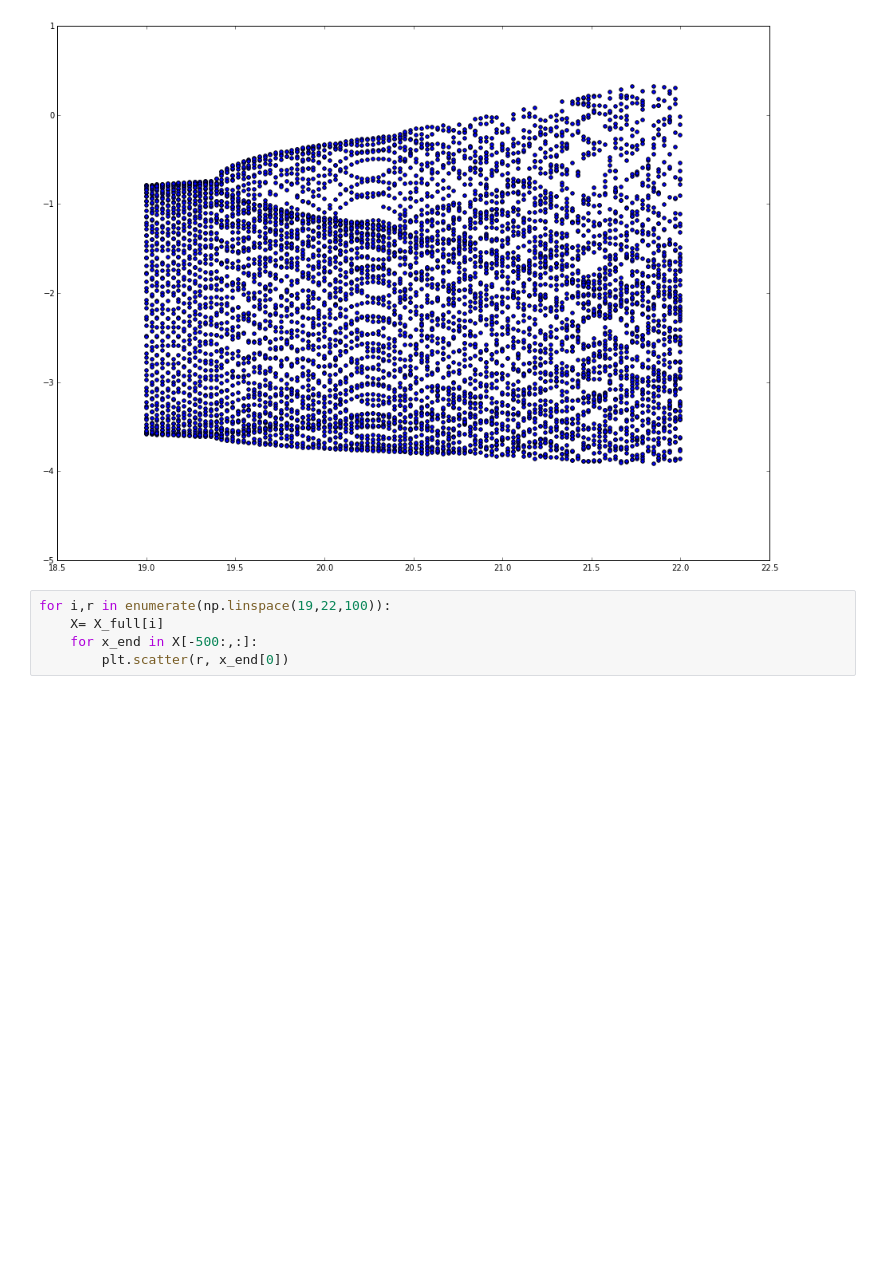
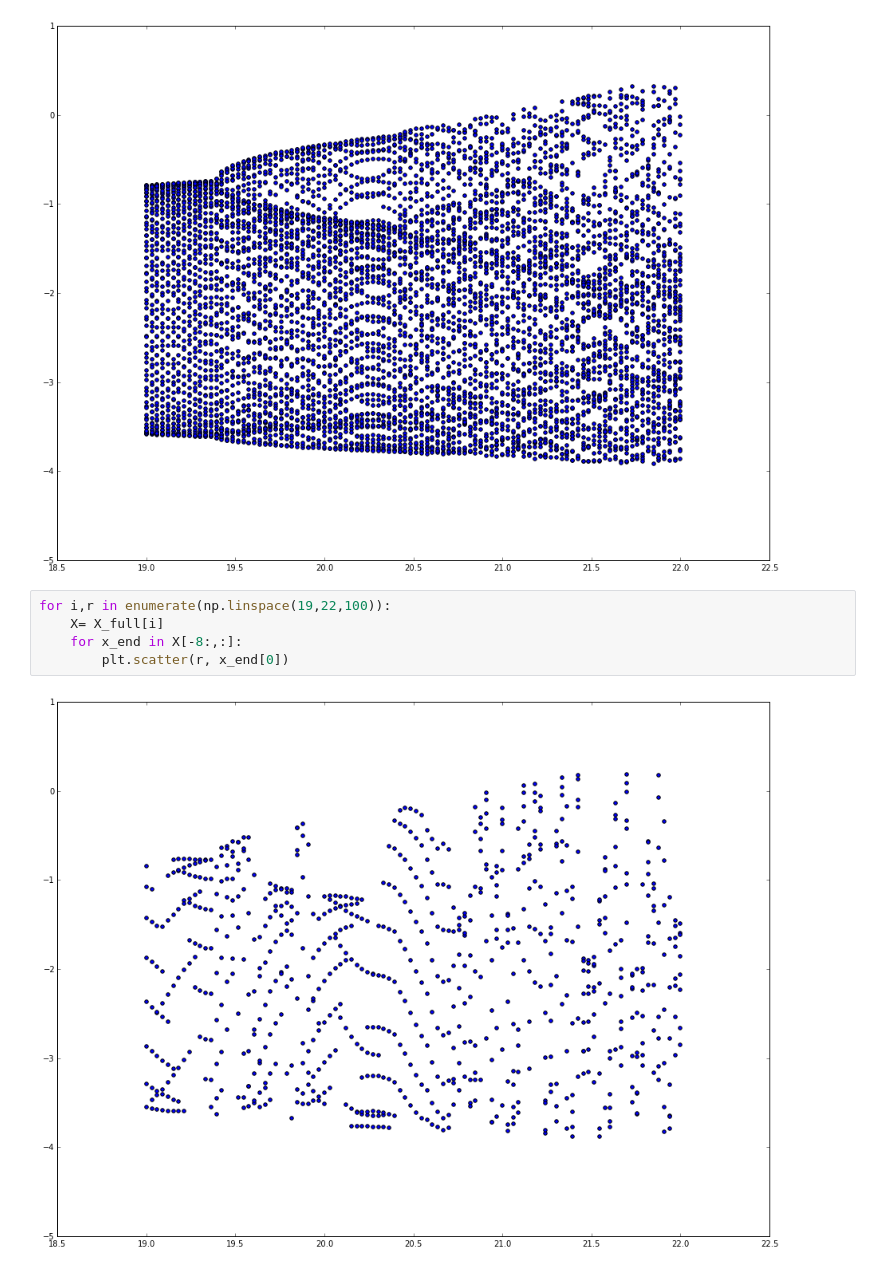
Before and after one commit to pmarszal/komplexe_sys, a Jupyter notebook: 5/Untitled0.ipynb, the cells around one changed output. Saved outputs shown, nothing was run; the diff lists cells and outputs as text; blank space fills up the shorter version.

```diff
--- a/5/Untitled0.ipynb
+++ b/5/Untitled0.ipynb
@@ -99,5 +99,7 @@ for r in np.linspace(19,22,100):
 # %%
 for i,r in enumerate(np.linspace(19,22,100)):
     X= X_full[i]
-    for x_end in X[-500:,:]:
+    for x_end in X[-8:,:]:
         plt.scatter(r, x_end[0])
+# %% [output]
+[figure, added]
```
